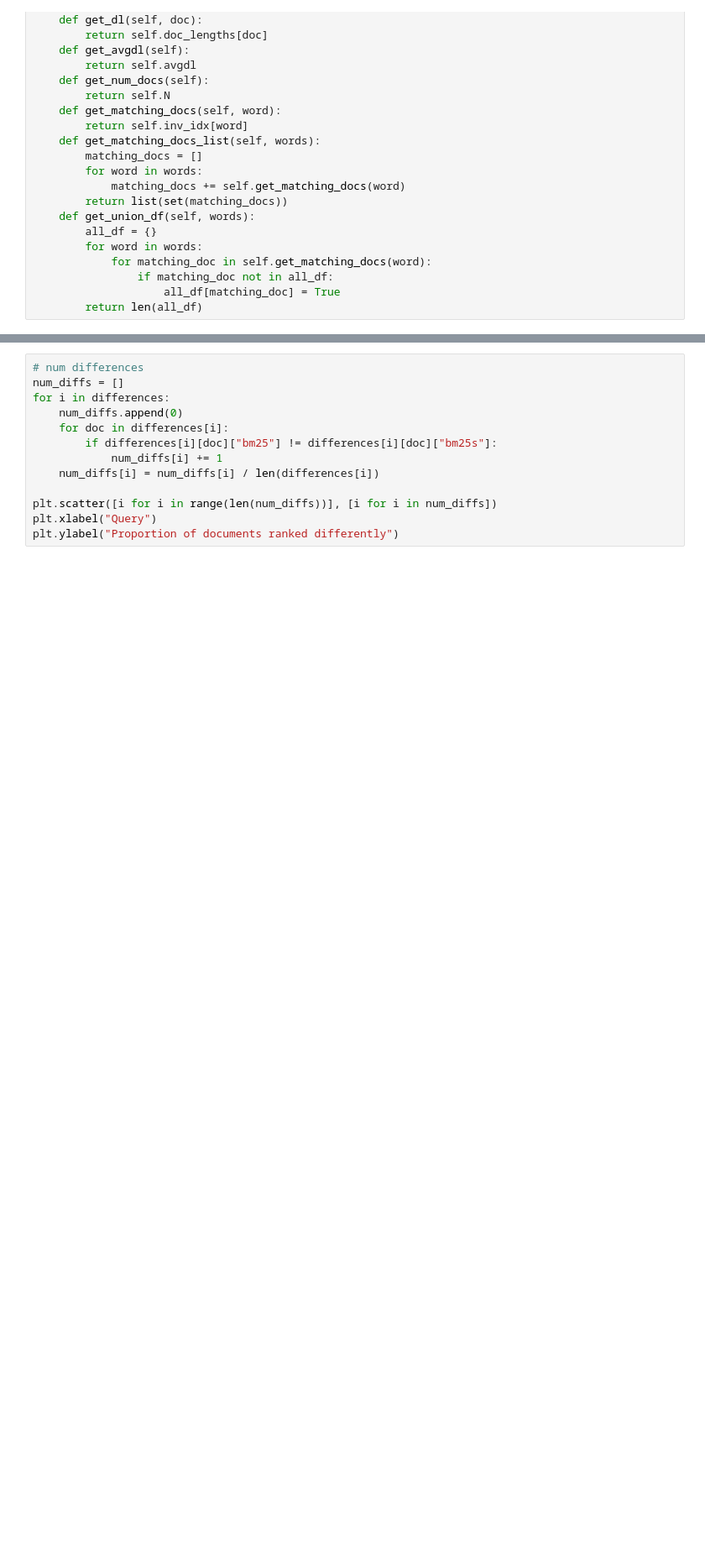
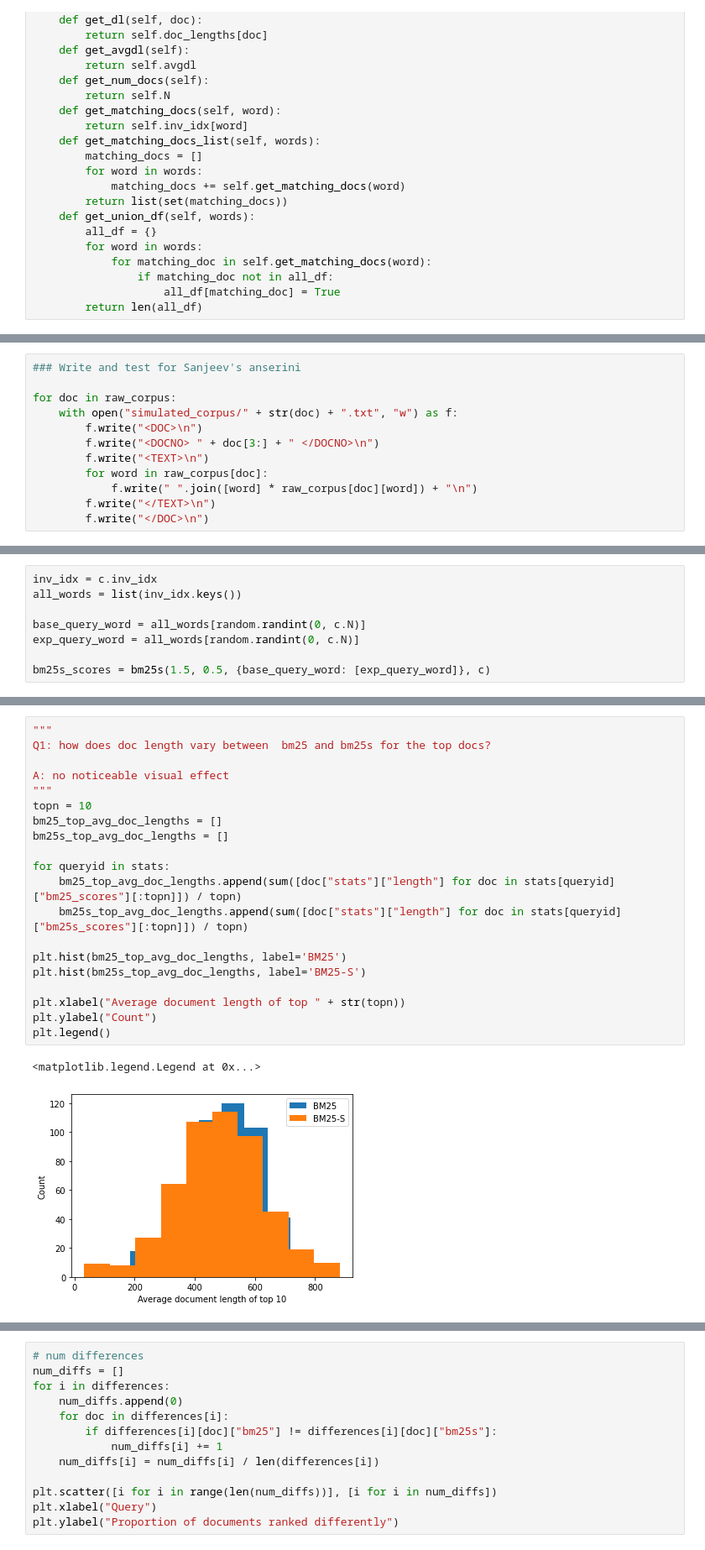
Before and after one commit to kumsa25/anserini-tfidfmerging, a Jupyter notebook: simulations.ipynb, the cells around one changed output, grey strips where cells are left out. Shown at 84% size. Drawn from its saved outputs; the diff is of its cells as text; blank space fills up the shorter version.

```diff
--- a/simulations.ipynb
+++ b/simulations.ipynb
@@ -210,3 +214,15 @@ for doc in range(TOTAL_DOCS):
         doc_length -= 1
 
 c = Corpus(raw_corpus)
+# %%
+### Write and test for Sanjeev's anserini
+
+for doc in raw_corpus:
+    with open("simulated_corpus/" + str(doc) + ".txt", "w") as f:
+        f.write("<DOC>\n")
+        f.write("<DOCNO> " + doc[3:] + " </DOCNO>\n")
+        f.write("<TEXT>\n")
+        for word in raw_corpus[doc]:
+            f.write(" ".join([word] * raw_corpus[doc][word]) + "\n")
+        f.write("</TEXT>\n")
+        f.write("</DOC>\n")
@@ -212,0 +249,8 @@ c = Corpus(raw_corpus)
+# %%
+inv_idx = c.inv_idx
+all_words = list(inv_idx.keys())
+
+base_query_word = all_words[random.randint(0, c.N)]
+exp_query_word = all_words[random.randint(0, c.N)]
+
+bm25s_scores = bm25s(1.5, 0.5, {base_query_word: [exp_query_word]}, c)
@@ -212,0 +315,23 @@ c = Corpus(raw_corpus)
+# %%
+"""
+Q1: how does doc length vary between  bm25 and bm25s for the top docs?
+
+A: no noticeable visual effect
+"""
+topn = 10
+bm25_top_avg_doc_lengths = []
+bm25s_top_avg_doc_lengths = []
+
+for queryid in stats:
+    bm25_top_avg_doc_lengths.append(sum([doc["stats"]["length"] for doc in stats[queryid]["bm25_scores"][:topn]]) / topn)
+    bm25s_top_avg_doc_lengths.append(sum([doc["stats"]["length"] for doc in stats[queryid]["bm25s_scores"][:topn]]) / topn)
+
+plt.hist(bm25_top_avg_doc_lengths, label='BM25')
+plt.hist(bm25s_top_avg_doc_lengths, label='BM25-S')
+
+plt.xlabel("Average document length of top " + str(topn))
+plt.ylabel("Count")
+plt.legend()
+# %% [output]
+<matplotlib.legend.Legend at 0x...>
+[figure, added]
```
Also changed, not shown: parts of 16 cells of this notebook, 2 other files.
